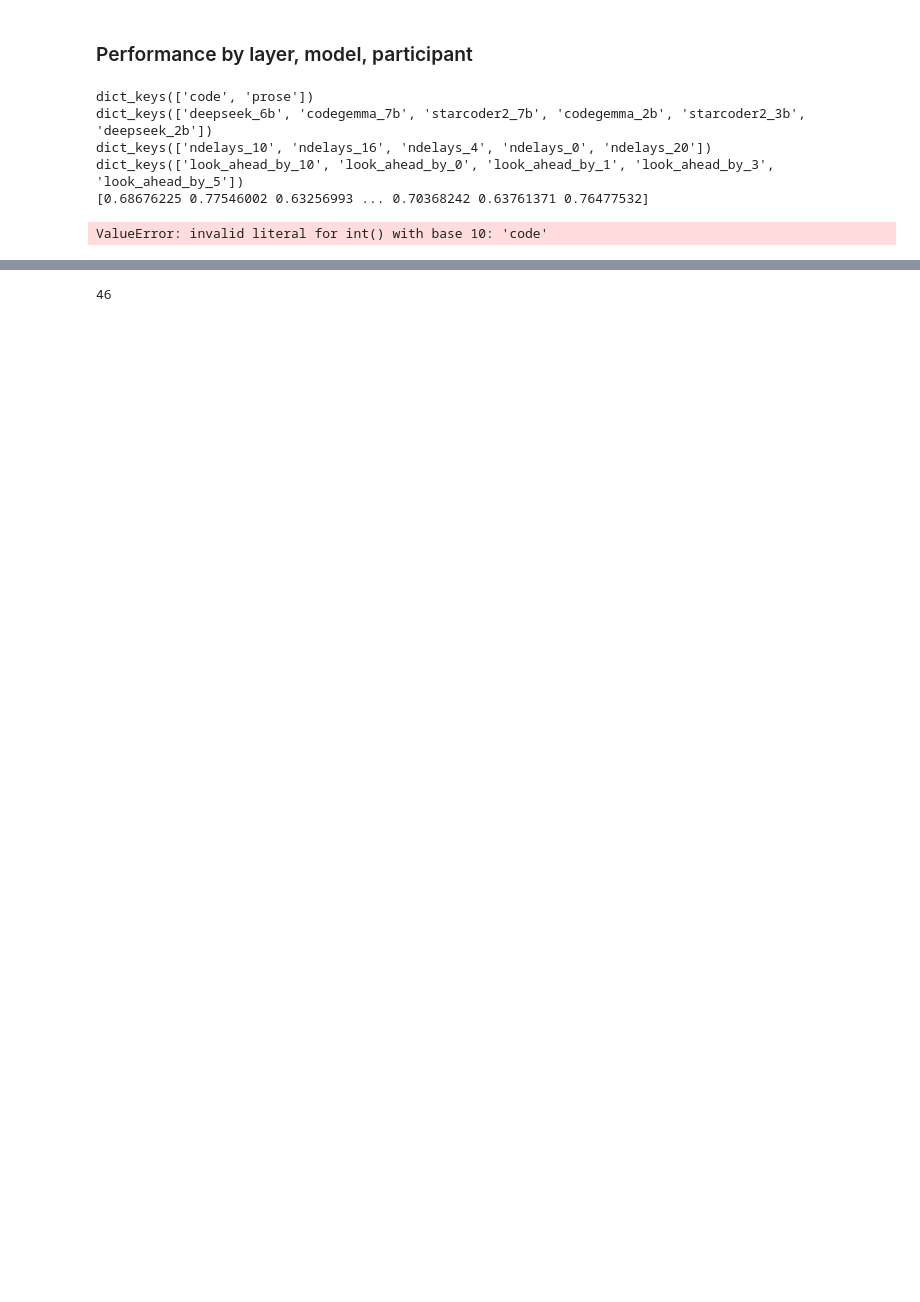
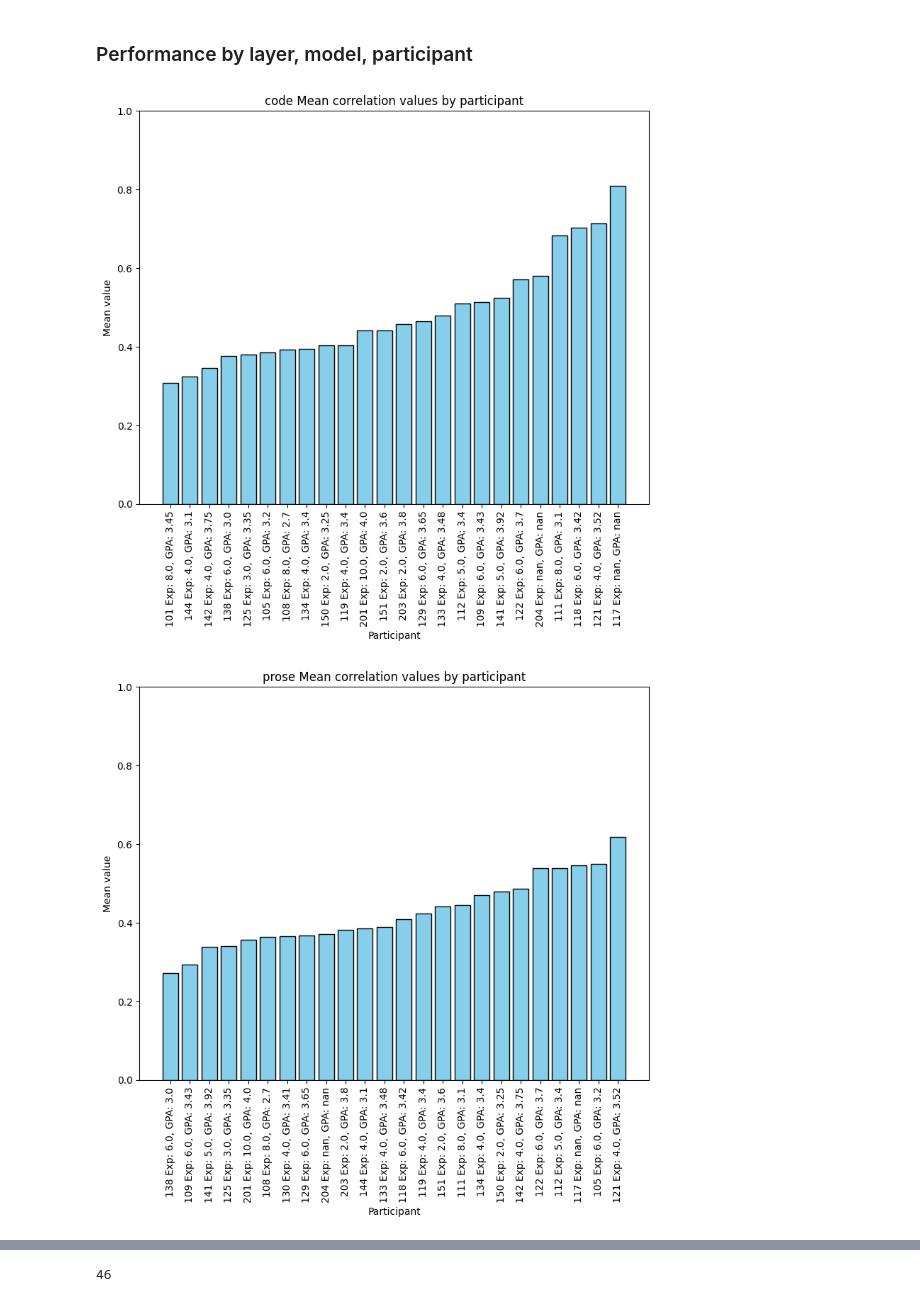
Before and after one commit to largehappygroup/fmri_model, a Jupyter notebook: analysis/fir/broad_comparison_by_parameters.ipynb, the cells around one changed output, grey strips where cells are left out. Saved outputs shown, nothing was run; the diff lists cells and outputs as text; code cells hidden in the pictures; blank space fills up the shorter version.

```diff
--- a/analysis/fir/broad_comparison_by_parameters.ipynb
+++ b/analysis/fir/broad_comparison_by_parameters.ipynb
@@ -140,41 +135,38 @@ for person, taskModelLayerStat in stat_collection.items():
-# %%
-print(f"{stat_collection.keys()}\n{stat_collection['code'].keys()}\n{stat_collection['code']['deepseek_2b'].keys()}\n{stat_collection['code']['deepseek_2b']['ndelays_10'].keys()}\n{stat_collection['code']['deepseek_2b']['ndelays_10']['look_ahead_by_10']}")
-# %% [output]
-dict_keys(['code', 'prose'])
-dict_keys(['deepseek_6b', 'codegemma_7b', 'starcoder2_7b', 'codegemma_2b', 'starcoder2_3b', 'deepseek_2b'])
-dict_keys(['ndelays_10', 'ndelays_16', 'ndelays_4', 'ndelays_0', 'ndelays_20'])
-dict_keys(['look_ahead_by_10', 'look_ahead_by_0', 'look_ahead_by_1', 'look_ahead_by_3', 'look_ahead_by_5'])
-[0.68676225 0.77546002 0.63256993 ... 0.70368242 0.63761371 0.76477532]
+# %%
+# test = records.groupby('participant')
+participant_means = {
+    'code' : {},
+    'prose': {}
+}
+for (p,task), df in records.groupby(['participant','task']):
+
+    mean_val = df['top_voxel_vals'].explode().mean()
+    participant_means[task][p] = mean_val
 # %%
 # by participant
 def participant_index(id):
-    # idx = (np.where(demo_data['id'] == int(id)))[0]
-    # print(id, idx)
     return (np.where(demo_data['id'] == int(id)))[0][0]
 
 demo_data = pd.read_csv("/home/zachkaras/fmri_model/master-survey-data.csv")
-# Compute means
-labels = list(participant_performance.keys())
-# Semesters experience and GPA
-labels = [f"{l} Exp: {demo_data.loc[participant_index(l), 'semesters_experience']}, GPA: {demo_data.loc[participant_index(l), 'GPA']}" for l in labels]
+for task in ['code', 'prose']:
 
-# code correct and code complete
-# labels = [f"{l} Correct: {demo_data.loc[participant_index(l), 'code_correct']}, Complete: {demo_data.loc[participant_index(l), 'code_complete']}" for l in labels]
+    sorted_means = dict(sorted(participant_means[task].items(), key=lambda x: x[1]))
+    labels = list(sorted_means.keys())
 
-# code more structured, typing constraints, instinct vs solved
-# labels = [f"{l} Structured: {demo_data.loc[participant_index(l), 'Code_more_structured']}, Typing Trouble: {demo_data.loc[participant_index(l), 'Typing Constraints']}, Solved {demo_data.loc[participant_index(l), 'Code_LR_Instinct_vs_Solved']}" for l in labels]
+    # Semesters experience and GPA
+    labels = [f"{l} Exp: {demo_data.loc[participant_index(l), 'semesters_experience']}, GPA: {demo_data.loc[participant_index(l), 'GPA']}" for l in labels]
 
-means = [np.mean(v) for v in participant_performance.values()]
-
-# Plot
-plt.figure(figsize=(8,8))
-plt.bar(labels, means, color='skyblue', edgecolor='black')
-plt.ylabel("Mean value")
-plt.xlabel("Participant")
-plt.xticks(rotation=90)
-plt.ylim([0.0, 1])
-plt.title("Mean correlation values by participant")
-plt.tight_layout()
-plt.show()
+    means = sorted_means.values()
+    # Plot
+    plt.figure(figsize=(8,8))
+    plt.bar(labels, means, color='skyblue', edgecolor='black')
+    plt.ylabel("Mean value")
+    plt.xlabel("Participant")
+    plt.xticks(rotation=90)
+    plt.ylim([0.0, 1])
+    plt.title(f"{task} Mean correlation values by participant")
+    plt.tight_layout()
+    plt.show()
 # %% [output]
-ValueError: invalid literal for int() with base 10: 'code'
+[figure, added]
+[figure, added]
```
Also changed, not shown: parts of 14 cells of this notebook, 4 other files.
